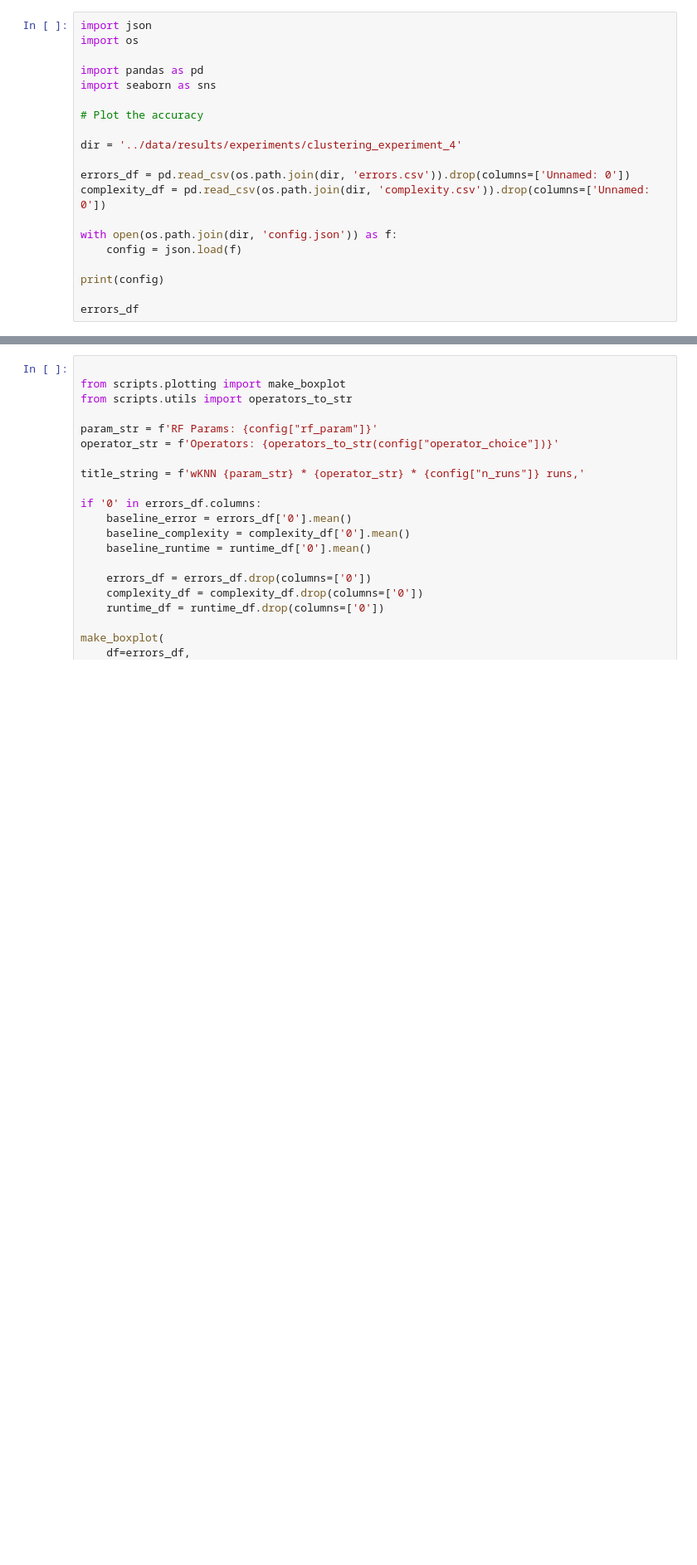
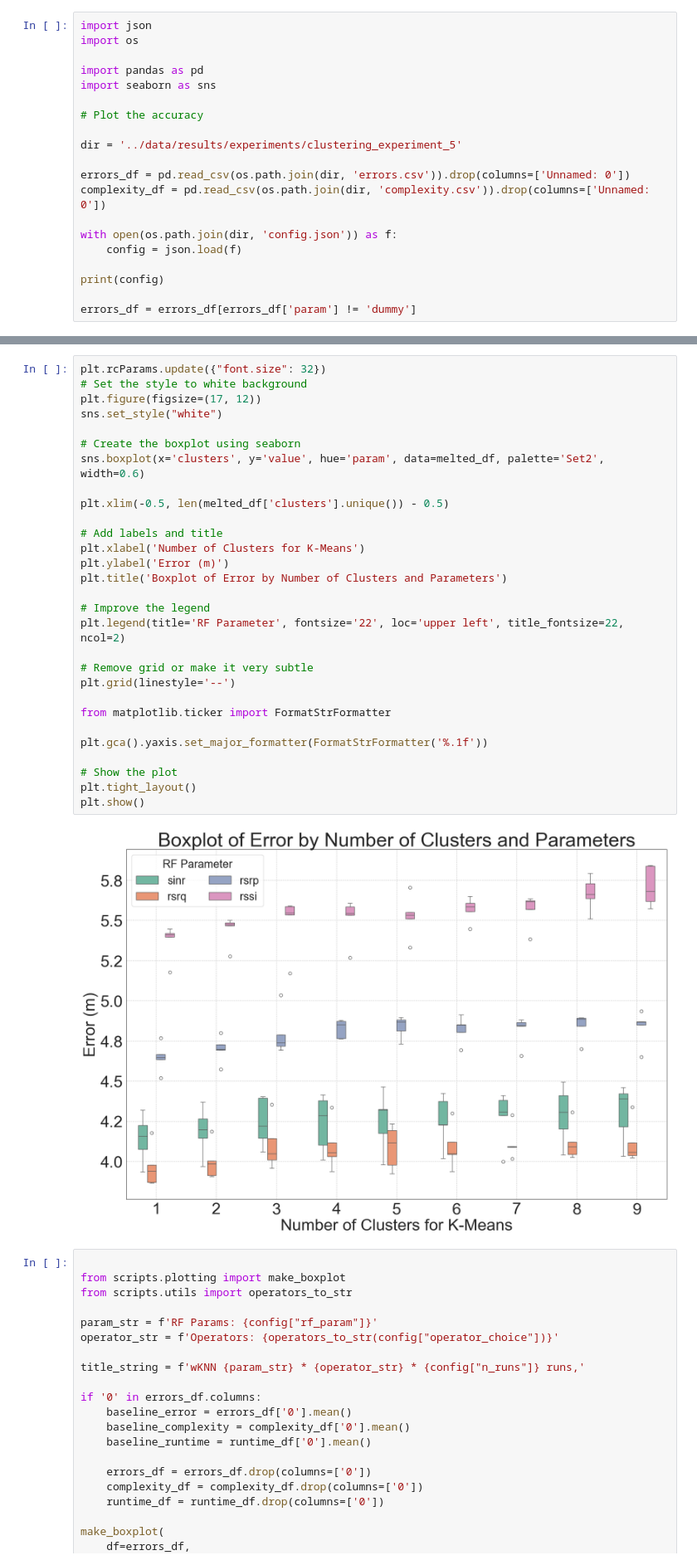
Before and after one commit to Andreas-Espelund/5G_localization, a Jupyter notebook: plotting/plot_clustering.ipynb, the cells around one changed output, grey strips where cells are left out. Shown at 83% size. Cells and saved outputs as stored; diff of their text form; blank space fills up the shorter version.

```diff
--- a/plotting/plot_clustering.ipynb
+++ b/plotting/plot_clustering.ipynb
@@ -7,7 +7,7 @@ import seaborn as sns
 
 # Plot the accuracy
 
-dir = '../data/results/experiments/clustering_experiment_4'
+dir = '../data/results/experiments/clustering_experiment_5'
 
 errors_df = pd.read_csv(os.path.join(dir, 'errors.csv')).drop(columns=['Unnamed: 0'])
 complexity_df = pd.read_csv(os.path.join(dir, 'complexity.csv')).drop(columns=['Unnamed: 0'])
@@ -17,5 +17,5 @@ with open(os.path.join(dir, 'config.json')) as f:
 
 print(config)
 
-errors_df
+errors_df = errors_df[errors_df['param'] != 'dummy']
 # %% [output]
@@ -67,3 +36,34 @@ plt.show()
+# %%
+plt.rcParams.update({"font.size": 32})
+# Set the style to white background
+plt.figure(figsize=(17, 12))
+sns.set_style("white")
+
+# Create the boxplot using seaborn
+sns.boxplot(x='clusters', y='value', hue='param', data=melted_df, palette='Set2', width=0.6)
+
+plt.xlim(-0.5, len(melted_df['clusters'].unique()) - 0.5)
+
+# Add labels and title
+plt.xlabel('Number of Clusters for K-Means')
+plt.ylabel('Error (m)')
+plt.title('Boxplot of Error by Number of Clusters and Parameters')
+
+# Improve the legend
+plt.legend(title='RF Parameter', fontsize='22', loc='upper left', title_fontsize=22, ncol=2)
+
+# Remove grid or make it very subtle
+plt.grid(linestyle='--')
+
+from matplotlib.ticker import FormatStrFormatter
+
+plt.gca().yaxis.set_major_formatter(FormatStrFormatter('%.1f'))
+
+# Show the plot
+plt.tight_layout()
+plt.show()
+# %% [output]
+[figure, added]
 # %%
 
 from scripts.plotting import make_boxplot
```
Also changed, not shown: parts of 2 cells of this notebook, 13 other files.
